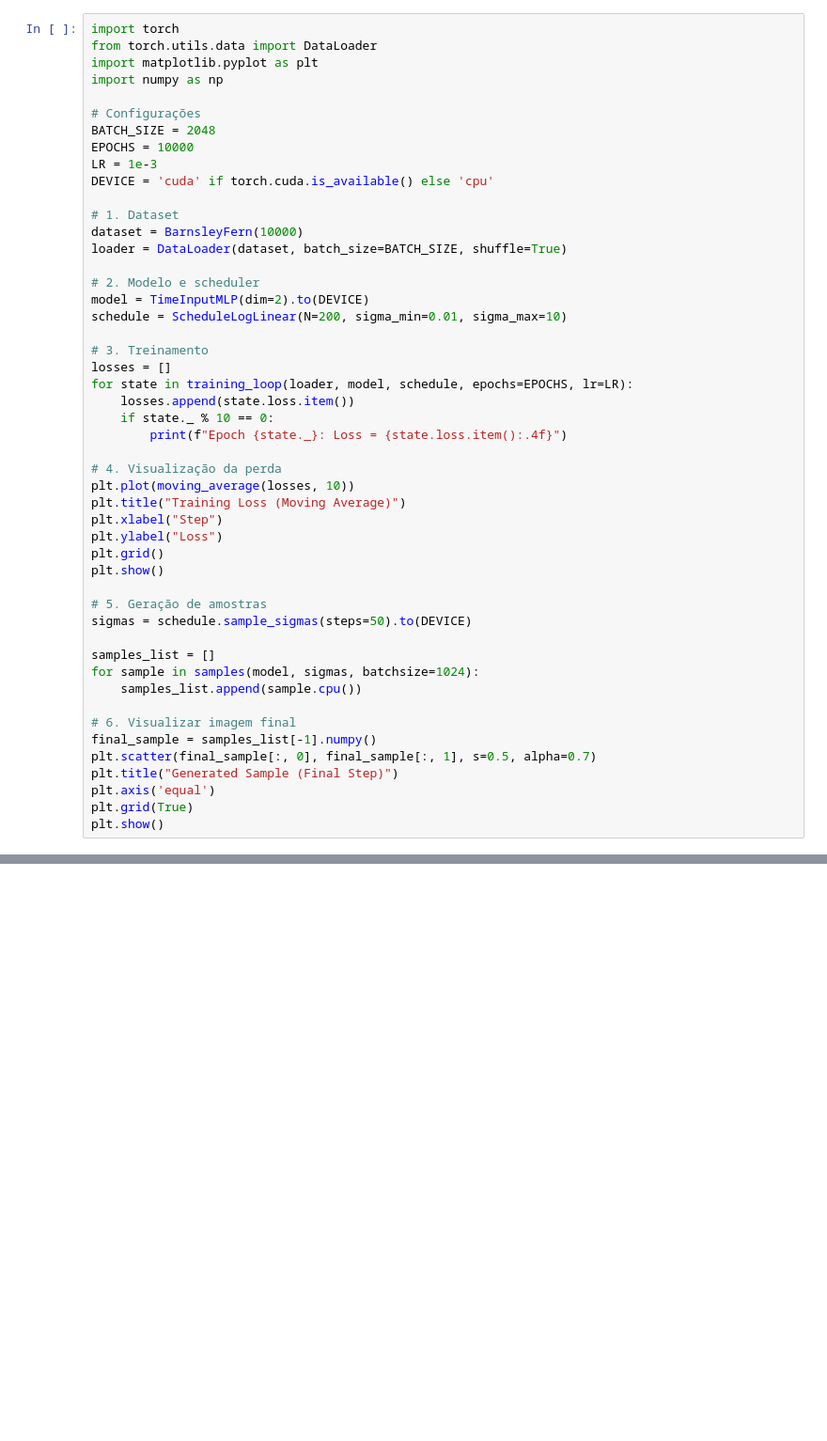
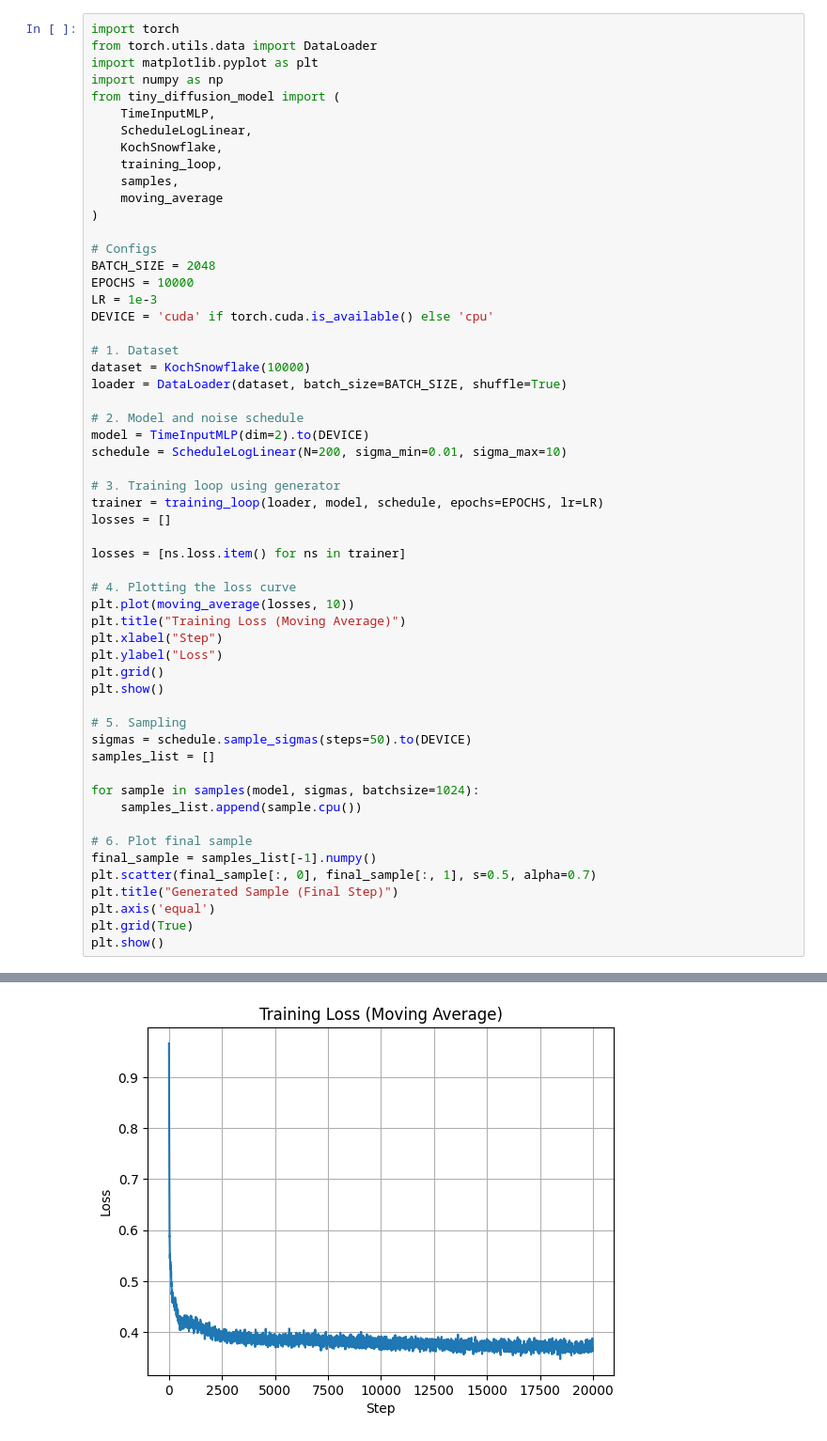
Before and after one commit to PedroBritodSa/tiny_diffusion_model, a Jupyter notebook: example/training_example.ipynb, the cells around one changed output, grey strips where cells are left out. Shown at 94% size. Cells and saved outputs as stored; diff of their text form; blank space fills up the shorter version.

```diff
--- a/example/training_example.ipynb
+++ b/example/training_example.ipynb
@@ -9,29 +30,36 @@ import torch
 from torch.utils.data import DataLoader
 import matplotlib.pyplot as plt
 import numpy as np
+from tiny_diffusion_model import (
+    TimeInputMLP,
+    ScheduleLogLinear,
+    KochSnowflake,
+    training_loop,
+    samples,
+    moving_average
+)
 
-# Configurações
+# Configs
 BATCH_SIZE = 2048
 EPOCHS = 10000
 LR = 1e-3
 DEVICE = 'cuda' if torch.cuda.is_available() else 'cpu'
 
 # 1. Dataset
-dataset = BarnsleyFern(10000)
+dataset = KochSnowflake(10000)
 loader = DataLoader(dataset, batch_size=BATCH_SIZE, shuffle=True)
 
-# 2. Modelo e scheduler
+# 2. Model and noise schedule
 model = TimeInputMLP(dim=2).to(DEVICE)
 schedule = ScheduleLogLinear(N=200, sigma_min=0.01, sigma_max=10)
 
-# 3. Treinamento
+# 3. Training loop using generator
+trainer = training_loop(loader, model, schedule, epochs=EPOCHS, lr=LR)
 losses = []
-for state in training_loop(loader, model, schedule, epochs=EPOCHS, lr=LR):
-    losses.append(state.loss.item())
-    if state._ % 10 == 0:
-        print(f"Epoch {state._}: Loss = {state.loss.item():.4f}")
 
-# 4. Visualização da perda
+losses = [ns.loss.item() for ns in trainer]
+
+# 4. Plotting the loss curve
 plt.plot(moving_average(losses, 10))
 plt.title("Training Loss (Moving Average)")
 plt.xlabel("Step")
@@ -39,14 +67,14 @@ plt.ylabel("Loss")
 plt.grid()
 plt.show()
 
-# 5. Geração de amostras
+# 5. Sampling
 sigmas = schedule.sample_sigmas(steps=50).to(DEVICE)
+samples_list = []
 
-samples_list = []
 for sample in samples(model, sigmas, batchsize=1024):
     samples_list.append(sample.cpu())
 
-# 6. Visualizar imagem final
+# 6. Plot final sample
 final_sample = samples_list[-1].numpy()
 plt.scatter(final_sample[:, 0], final_sample[:, 1], s=0.5, alpha=0.7)
 plt.title("Generated Sample (Final Step)")
@@ -117,0 +85 @@ Epoch 110: Loss = 0.7135
+[figure, added]
```
Also changed, not shown: parts of 4 cells of this notebook.
